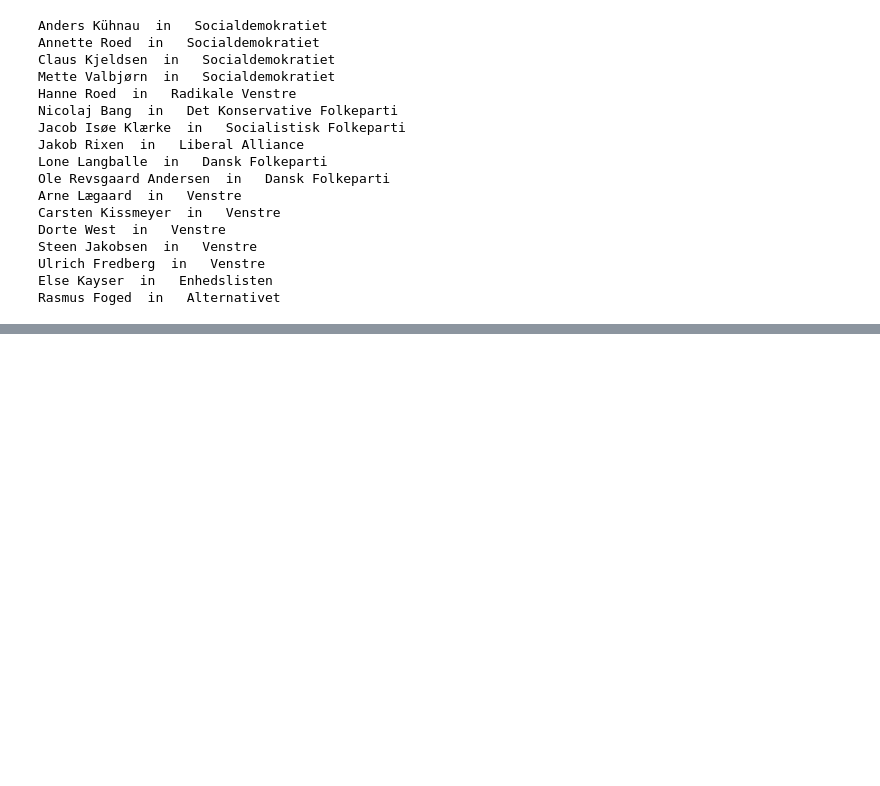
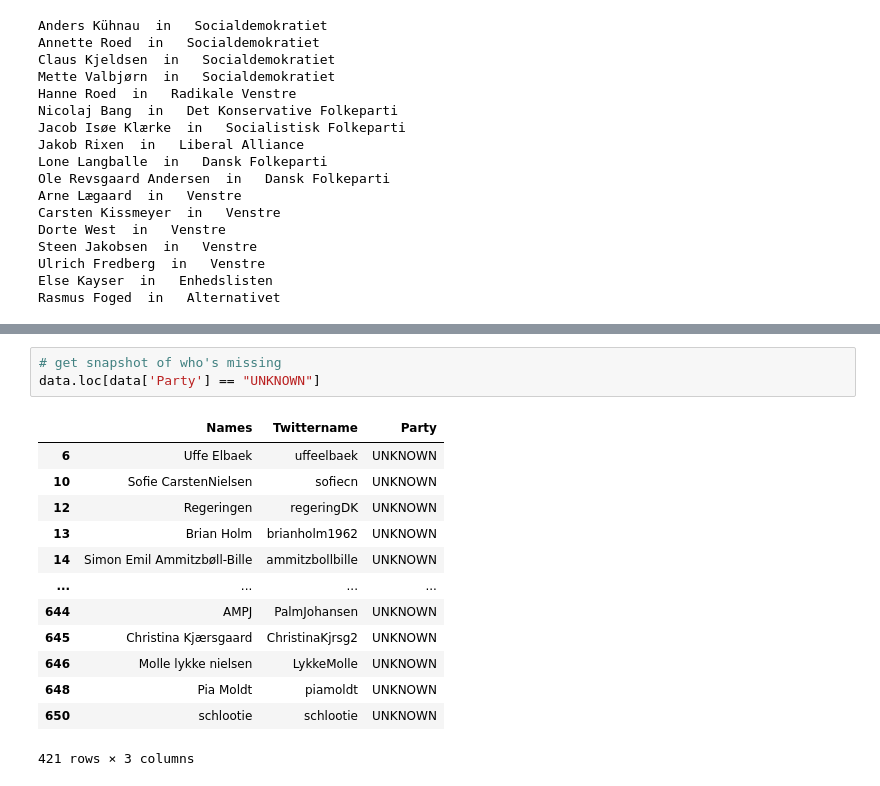
Before and after one commit to 98christianp/politiker, a Jupyter notebook: Code_for_loading_twitter_profiles.ipynb, the cells around one changed output, grey strips where cells are left out. Cells and saved outputs as stored; diff of their text form; blank space fills up the shorter version.

```diff
--- a/Code_for_loading_twitter_profiles.ipynb
+++ b/Code_for_loading_twitter_profiles.ipynb
@@ -402,0 +574,17 @@ array(['Radikale Venstre', 'Venstre', 'Enhedslisten', 'UNKNOWN',
+# %%
+# get snapshot of who's missing
+data.loc[data['Party'] == "UNKNOWN"]
+# %% [output]
+|  | Names | Twittername | Party |
+| 6 | Uffe Elbaek | uffeelbaek | UNKNOWN |
+| 10 | Sofie CarstenNielsen | sofiecn | UNKNOWN |
+| 12 | Regeringen | regeringDK | UNKNOWN |
+| 13 | Brian Holm | brianholm1962 | UNKNOWN |
+| 14 | Simon Emil Ammitzbøll-Bille | ammitzbollbille | UNKNOWN |
+| ... | ... | ... | ... |
+| 644 | AMPJ | PalmJohansen | UNKNOWN |
+| 645 | Christina Kjærsgaard | ChristinaKjrsg2 | UNKNOWN |
+| 646 | Molle lykke nielsen | LykkeMolle | UNKNOWN |
+| 648 | Pia Moldt | piamoldt | UNKNOWN |
+| 650 | schlootie | schlootie | UNKNOWN |
+421 rows × 3 columns
```
Also changed, not shown: parts of 15 cells of this notebook, 1 other file.
